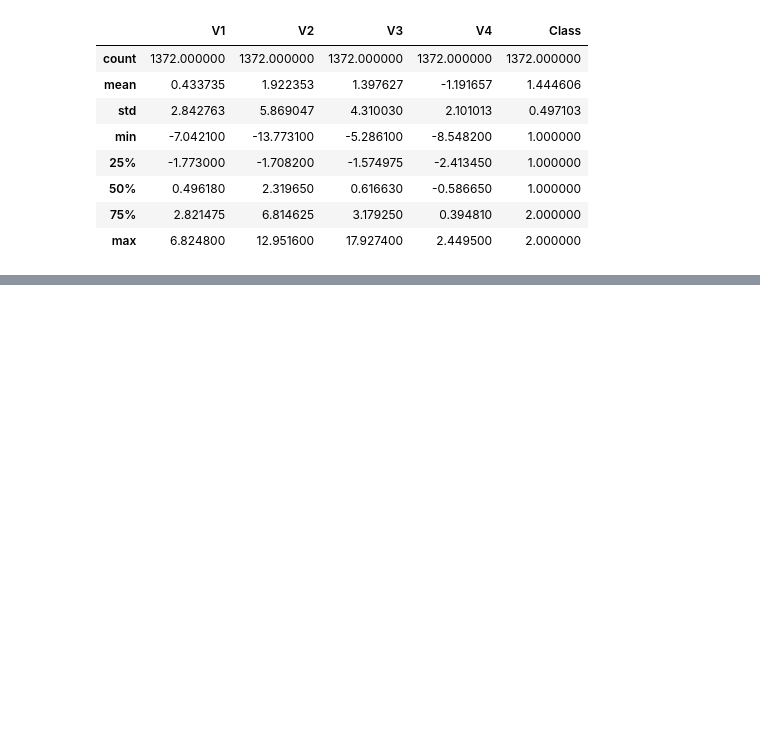
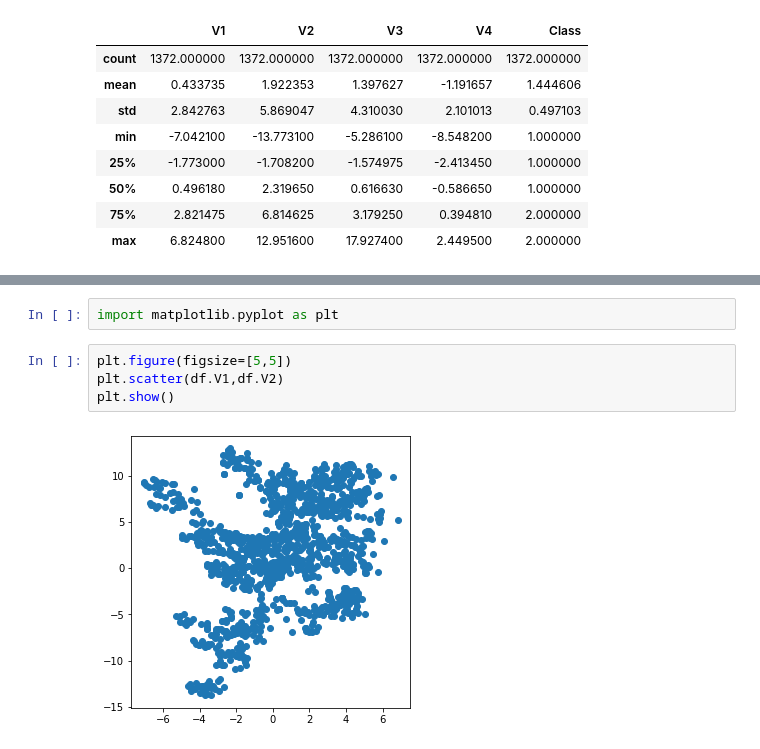
Before and after one commit to aman5898/Bit-Mesra-Data-Mining, a Jupyter notebook: K_Means.ipynb, the cells around one changed output, grey strips where cells are left out. Cells and saved outputs as stored; diff of their text form; blank space fills up the shorter version.

```diff
--- a/K_Means.ipynb
+++ b/K_Means.ipynb
@@ -48,0 +64,8 @@ df.describe()
+# %%
+import matplotlib.pyplot as plt
+# %%
+plt.figure(figsize=[5,5])
+plt.scatter(df.V1,df.V2)
+plt.show()
+# %% [output]
+[figure, added]
```
Also changed, not shown: parts of 4 cells of this notebook.
